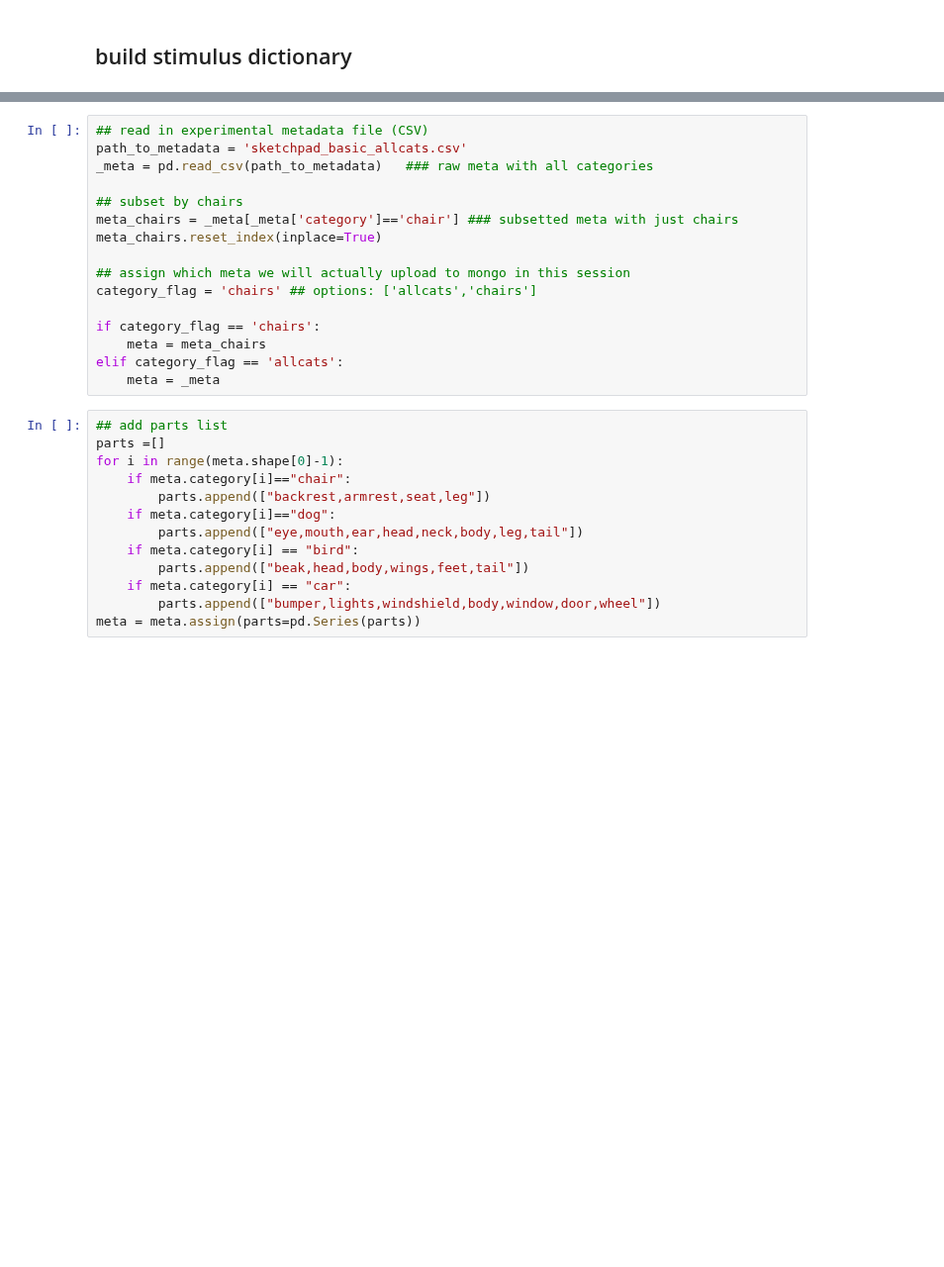
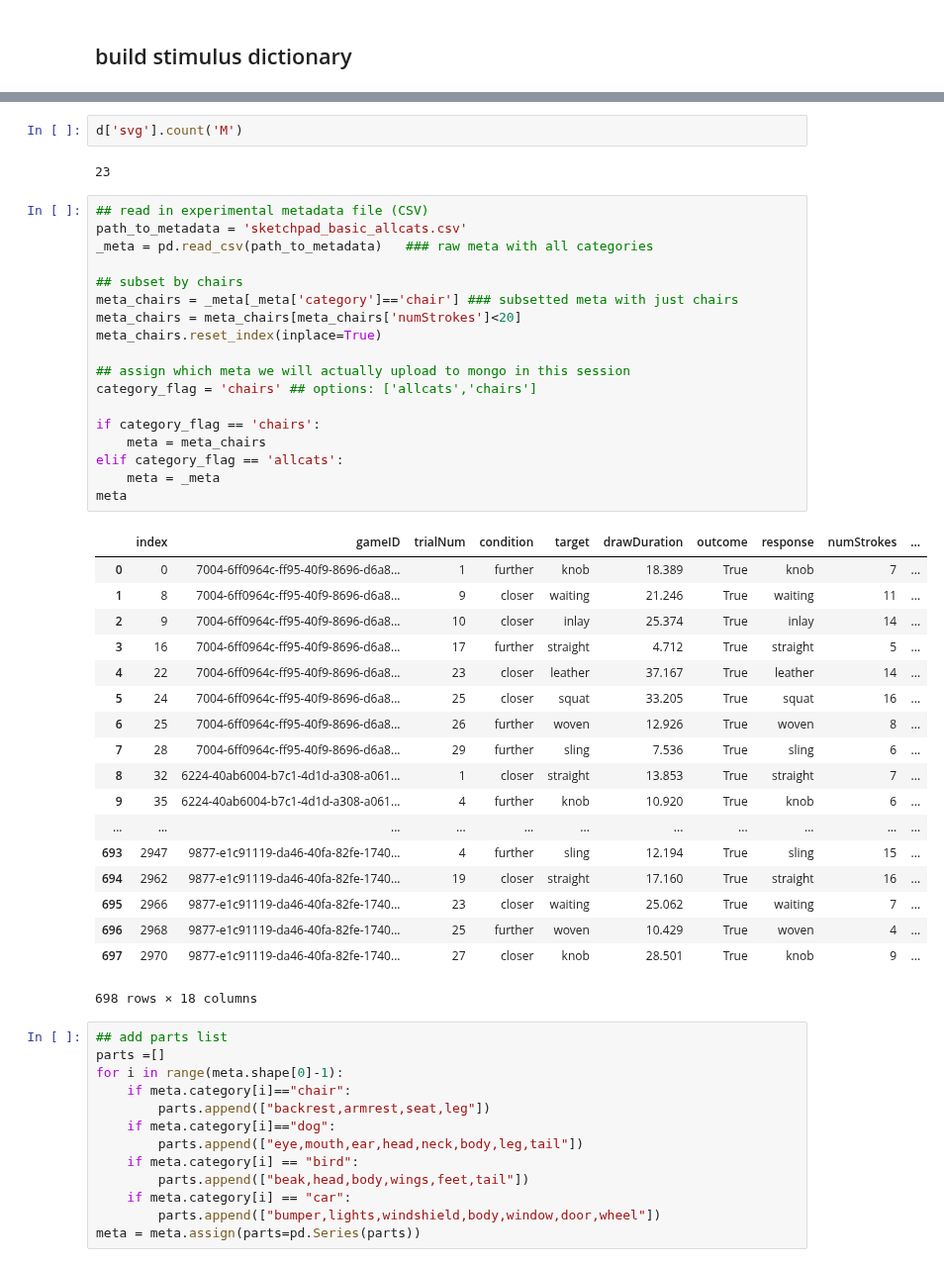
Before and after one commit to cogtoolslab/semantic_parts, a Jupyter notebook: analysis/preprocess_sketches_for_annotation_and_add_to_mongo.ipynb, the cells around one changed output, grey strips where cells are left out. Shown at 99% size. Drawn from its saved outputs; the diff is of its cells as text; blank space fills up the shorter version.

Commit message:
subsetting for large stroke nos

```diff
--- a/analysis/preprocess_sketches_for_annotation_and_add_to_mongo.ipynb
+++ b/analysis/preprocess_sketches_for_annotation_and_add_to_mongo.ipynb
@@ -33,19 +53,44 @@ warnings.filterwarnings("ignore", message="numpy.ufunc size changed")
+# %%
+d['svg'].count('M')
+# %% [output]
+23
 # %%
 ## read in experimental metadata file (CSV)
 path_to_metadata = 'sketchpad_basic_allcats.csv'
 _meta = pd.read_csv(path_to_metadata)   ### raw meta with all categories
 
 ## subset by chairs
 meta_chairs = _meta[_meta['category']=='chair'] ### subsetted meta with just chairs
+meta_chairs = meta_chairs[meta_chairs['numStrokes']<20]
 meta_chairs.reset_index(inplace=True)
 
 ## assign which meta we will actually upload to mongo in this session
 category_flag = 'chairs' ## options: ['allcats','chairs']
 
 if category_flag == 'chairs':
     meta = meta_chairs
 elif category_flag == 'allcats':
     meta = _meta
+meta
+# %% [output]
+|  | index | gameID | trialNum | condition | target | drawDuration | outcome | response | numStrokes | ... |
+| 0 | 0 | 7004-6ff0964c-ff95-40f9-8696-d6a8... | 1 | further | knob | 18.389 | True | knob | 7 | ... |
+| 1 | 8 | 7004-6ff0964c-ff95-40f9-8696-d6a8... | 9 | closer | waiting | 21.246 | True | waiting | 11 | ... |
+| 2 | 9 | 7004-6ff0964c-ff95-40f9-8696-d6a8... | 10 | closer | inlay | 25.374 | True | inlay | 14 | ... |
+| 3 | 16 | 7004-6ff0964c-ff95-40f9-8696-d6a8... | 17 | further | straight | 4.712 | True | straight | 5 | ... |
+| 4 | 22 | 7004-6ff0964c-ff95-40f9-8696-d6a8... | 23 | closer | leather | 37.167 | True | leather | 14 | ... |
+| 5 | 24 | 7004-6ff0964c-ff95-40f9-8696-d6a8... | 25 | closer | squat | 33.205 | True | squat | 16 | ... |
+| 6 | 25 | 7004-6ff0964c-ff95-40f9-8696-d6a8... | 26 | further | woven | 12.926 | True | woven | 8 | ... |
+| 7 | 28 | 7004-6ff0964c-ff95-40f9-8696-d6a8... | 29 | further | sling | 7.536 | True | sling | 6 | ... |
+| 8 | 32 | 6224-40ab6004-b7c1-4d1d-a308-a061... | 1 | closer | straight | 13.853 | True | straight | 7 | ... |
+| 9 | 35 | 6224-40ab6004-b7c1-4d1d-a308-a061... | 4 | further | knob | 10.920 | True | knob | 6 | ... |
+| ... | ... | ... | ... | ... | ... | ... | ... | ... | ... | ... |
+| 693 | 2947 | 9877-e1c91119-da46-40fa-82fe-1740... | 4 | further | sling | 12.194 | True | sling | 15 | ... |
+| 694 | 2962 | 9877-e1c91119-da46-40fa-82fe-1740... | 19 | closer | straight | 17.160 | True | straight | 16 | ... |
+| 695 | 2966 | 9877-e1c91119-da46-40fa-82fe-1740... | 23 | closer | waiting | 25.062 | True | waiting | 7 | ... |
+| 696 | 2968 | 9877-e1c91119-da46-40fa-82fe-1740... | 25 | further | woven | 10.429 | True | woven | 4 | ... |
+| 697 | 2970 | 9877-e1c91119-da46-40fa-82fe-1740... | 27 | closer | knob | 28.501 | True | knob | 9 | ... |
+698 rows × 18 columns
 # %%
 ## add parts list
 parts =[]
```
Also changed, not shown: parts of 1 cell of this notebook.
